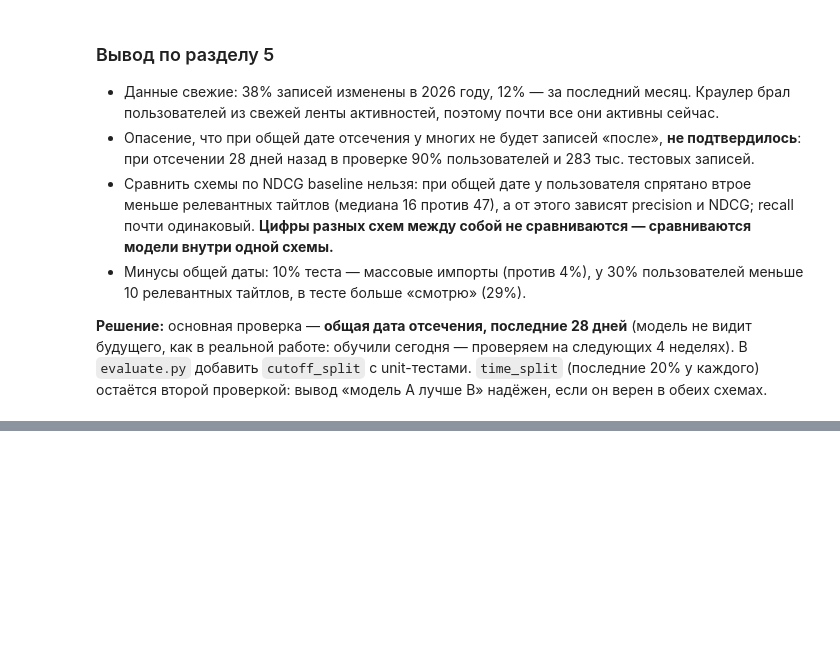
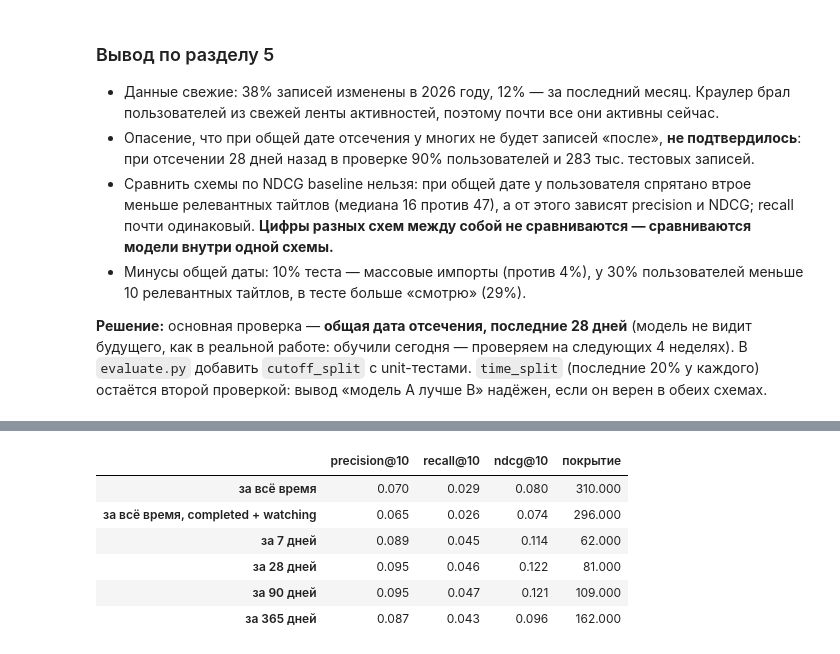
Before and after one commit to Drain-Doglazer/AniFolder, a Jupyter notebook: ml/notebooks/01_eda.ipynb, the cells around one changed output, grey strips where cells are left out. Drawn from its saved outputs; the diff is of its cells as text; code cells hidden in the pictures; blank space fills up the shorter version.

Commit message:
ML: EDA notebook, section 6 (popularity)
Co-Authored-By: Claude Opus 5.5 <noreply@anthropic.com>

```diff
--- a/ml/notebooks/01_eda.ipynb
+++ b/ml/notebooks/01_eda.ipynb
@@ -562,0 +613,15 @@ pd.DataFrame({"личное (последние 20%)": test_profile(test),
+# %%
+train_rank = global_train.anime_id.value_counts()
+position = pd.Series(np.arange(1, len(train_rank) + 1), index=train_rank.index)
+relevant = relevant_items(global_test)
+rel_pos = pd.Series([a for items in relevant.values() for a in items]).map(position)
+
+print(f"Релевантных тестовых записей: {len(rel_pos):,}, тайтла нет в обучении: {rel_pos.isna().mean():.1%}")
+display(pd.Series({f"в топ-{k} обучения": (rel_pos <= k).mean() for k in [10, 100, 500, 1600]},
+                  name="доля релевантных").to_frame())
+
+test_rank = global_test.anime_id.value_counts()
+print(f"Пересечение топ-100 теста и топ-100 обучения: {len(set(test_rank.index[:100]) & set(train_rank.index[:100]))} тайтлов")
+top10 = test_rank.index[:10]
+print("Места топ-10 теста в рейтинге обучения:", sorted(position[top10].astype(int).tolist()))
+global_train[global_train.anime_id.isin(top10)].status.value_counts(normalize=True).rename("статусы топ-10 теста в обучении").to_frame()
@@ -562,0 +650,28 @@ pd.DataFrame({"личное (последние 20%)": test_profile(test),
+# %%
+seen = global_train.groupby("user_id").anime_id.agg(set)
+
+
+def popular_by_window(days=None, statuses=None, k=10):
+    source = global_train
+    if days is not None:
+        source = source[source.updated_at >= cutoff - pd.Timedelta(days=days)]
+    if statuses is not None:
+        source = source[source.status.isin(statuses)]
+    top = source.anime_id.value_counts().index[:500]
+    recs = {u: [a for a in top if a not in seen.get(u, set())][:k] for u in relevant}
+    return {**evaluate(recs, relevant, k), "покрытие": len({a for r in recs.values() for a in r})}
+
+
+baselines = {"за всё время": popular_by_window(),
+             "за всё время, completed + watching": popular_by_window(statuses=["completed", "watching"])}
+for days in [7, 28, 90, 365]:
+    baselines[f"за {days} дней"] = popular_by_window(days)
+pd.DataFrame(baselines).T.drop(columns="users").round(3)
+# %% [output]
+|  | precision@10 | recall@10 | ndcg@10 | покрытие |
+| за всё время | 0.070 | 0.029 | 0.080 | 310.000 |
+| за всё время, completed + watching | 0.065 | 0.026 | 0.074 | 296.000 |
+| за 7 дней | 0.089 | 0.045 | 0.114 | 62.000 |
+| за 28 дней | 0.095 | 0.046 | 0.122 | 81.000 |
+| за 90 дней | 0.095 | 0.047 | 0.121 | 109.000 |
+| за 365 дней | 0.087 | 0.043 | 0.096 | 162.000 |
```
Also changed, not shown: parts of 6 cells of this notebook.
